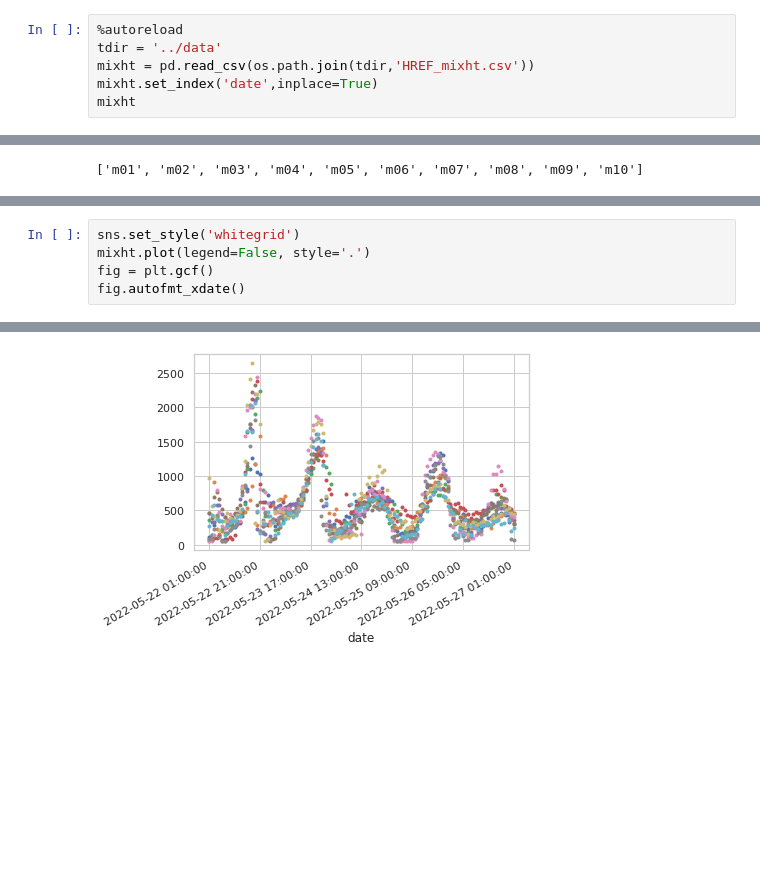
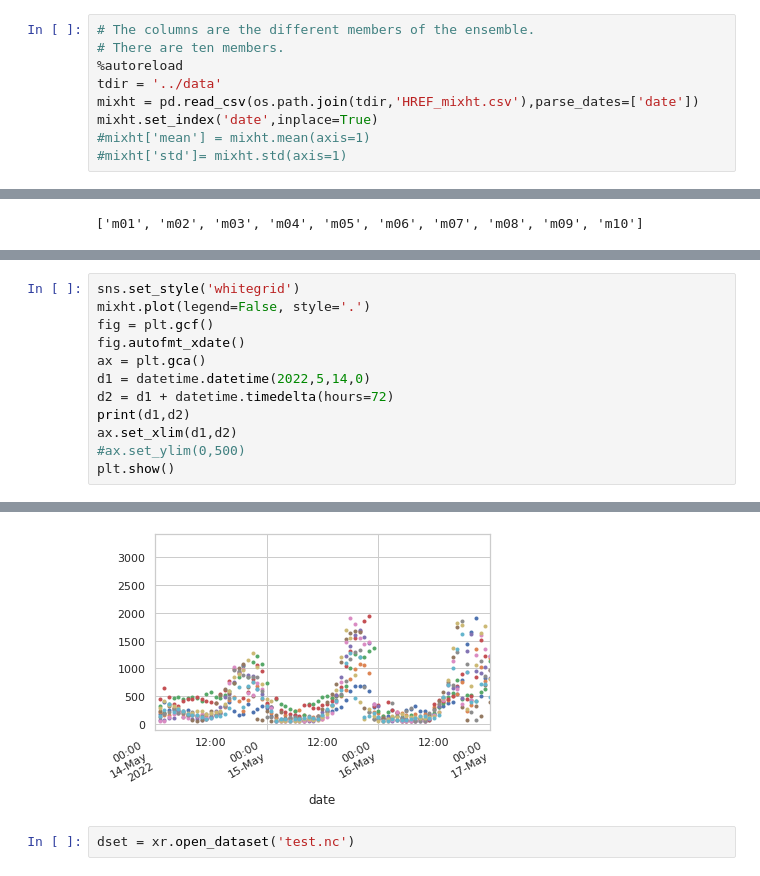
Before and after one commit to jvivar2383/NOAA_PBLH, a Jupyter notebook: Notebooks/VmixFilesHREF.ipynb, the cells around one changed output, grey strips where cells are left out. Saved outputs shown, nothing was run; the diff lists cells and outputs as text; blank space fills up the shorter version.

```diff
--- a/Notebooks/VmixFilesHREF.ipynb
+++ b/Notebooks/VmixFilesHREF.ipynb
@@ -19,6 +20,9 @@ import seaborn as sns
 # %%
+# The columns are the different members of the ensemble.
+# There are ten members.
 %autoreload
 tdir = '../data'
-mixht = pd.read_csv(os.path.join(tdir,'HREF_mixht.csv'))
+mixht = pd.read_csv(os.path.join(tdir,'HREF_mixht.csv'),parse_dates=['date'])
 mixht.set_index('date',inplace=True)
-mixht
+#mixht['mean'] = mixht.mean(axis=1)
+#mixht['std']= mixht.std(axis=1)
@@ -47,4 +55,11 @@ sns.set_style('whitegrid')
 mixht.plot(legend=False, style='.')
 fig = plt.gcf()
 fig.autofmt_xdate()
+ax = plt.gca()
+d1 = datetime.datetime(2022,5,14,0)
+d2 = d1 + datetime.timedelta(hours=72)
+print(d1,d2)
+ax.set_xlim(d1,d2)
+#ax.set_ylim(0,500)
+plt.show()
 # %% [output]
@@ -51 +67,3 @@ fig.autofmt_xdate()
-[figure, old version]
+[figure, new version]
+# %%
+dset = xr.open_dataset('test.nc')
```
Also changed, not shown: parts of 16 cells of this notebook, 1 other file.
